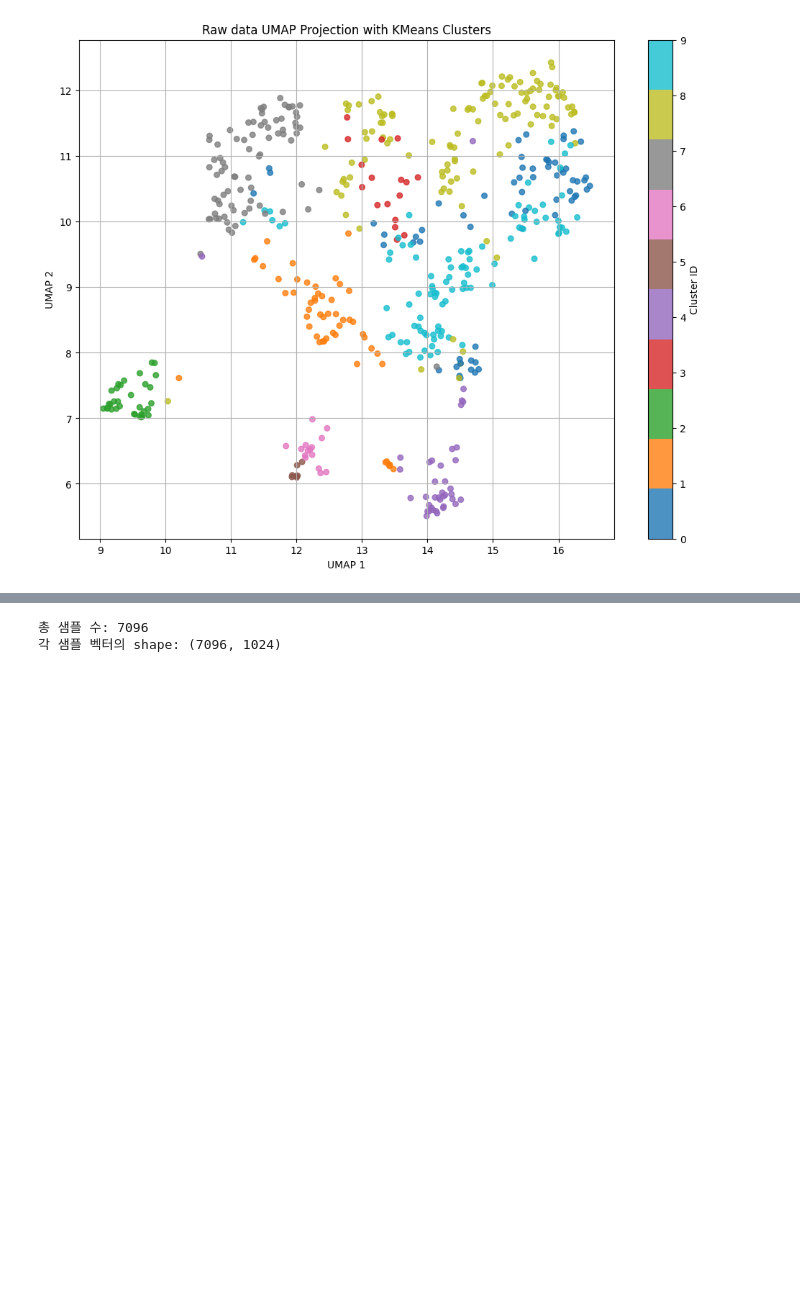
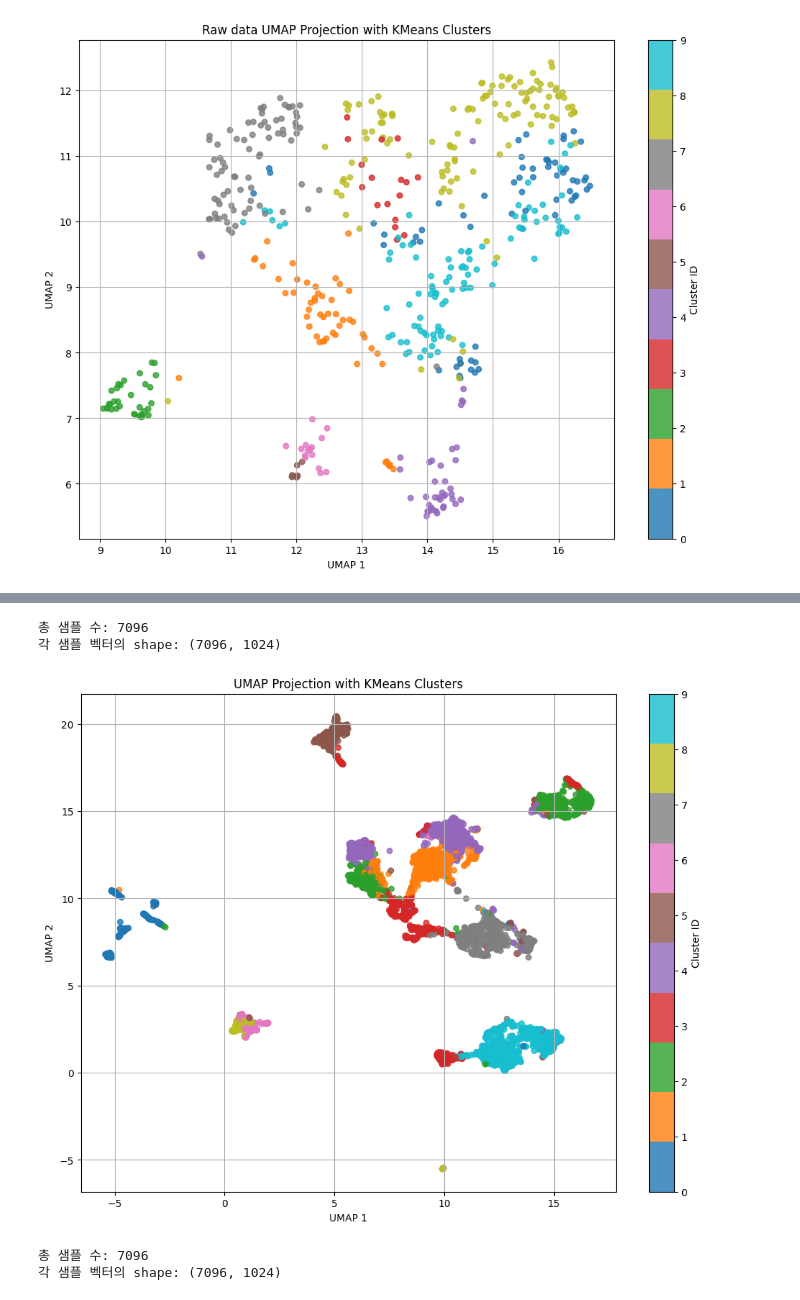
Before and after one commit to uiinlee/CV, a Jupyter notebook: model.ipynb, the cells around one changed output, grey strips where cells are left out. Cells and saved outputs as stored; diff of their text form; code cells hidden in the pictures; blank space fills up the shorter version.

```diff
--- a/model.ipynb
+++ b/model.ipynb
@@ -788,3 +873,46 @@ plt.show()
+# %%
+import numpy as np
+import umap.umap_ as umap
+import matplotlib.pyplot as plt
+from sklearn.cluster import KMeans
+
+# NPZ 파일을 로드 (allow_pickle=True)
+data_npz = np.load("/content/drive/MyDrive/train_BiLSTM-ResNet-RE_200.npz", allow_pickle=True)
+outputs = data_npz['outputs']
+lengths = data_npz['lengths']
+
+# outputs 배열은 각 요소가 (T, 1024) 모양의 numpy 배열입니다.
+# 각 샘플의 시퀀스(T, 1024)를 평균내어 (1024,) 벡터로 변환합니다.
+features = [np.mean(sample, axis=0) for sample in outputs]
+features = np.array(features)
+
+print("총 샘플 수:", len(features))
+print("각 샘플 벡터의 shape:", features.shape)
+
+# UMAP 임베딩: 기본 parameter 값은 예시이며 필요에 따라 수정하세요.
+umap_model = umap.UMAP(n_neighbors=15, min_dist=0.1, metric='euclidean')
+embedding = umap_model.fit_transform(features)
+
+# KMeans 클러스터링 (예: 10개 클러스터)
+n_clusters = 10
+kmeans = KMeans(n_clusters=n_clusters, random_state=42)
+cluster_ids = kmeans.fit_predict(features)
+
+# UMAP 결과와 클러스터링 결과 시각화
+plt.figure(figsize=(12, 9))
+scatter = plt.scatter(embedding[:, 0], embedding[:, 1],
+                      c=cluster_ids, cmap='tab10', s=30, alpha=0.8)
+
+plt.title("UMAP Projection with KMeans Clusters")
+plt.xlabel("UMAP 1")
+plt.ylabel("UMAP 2")
+plt.colorbar(scatter, label='Cluster ID')
+plt.grid(True)
+plt.show()
+# %% [output]
+총 샘플 수: 7096
+각 샘플 벡터의 shape: (7096, 1024)
+[figure, added]
 # %%
 import torch
 import gzip
```
Also changed, not shown: parts of 7 cells of this notebook.
